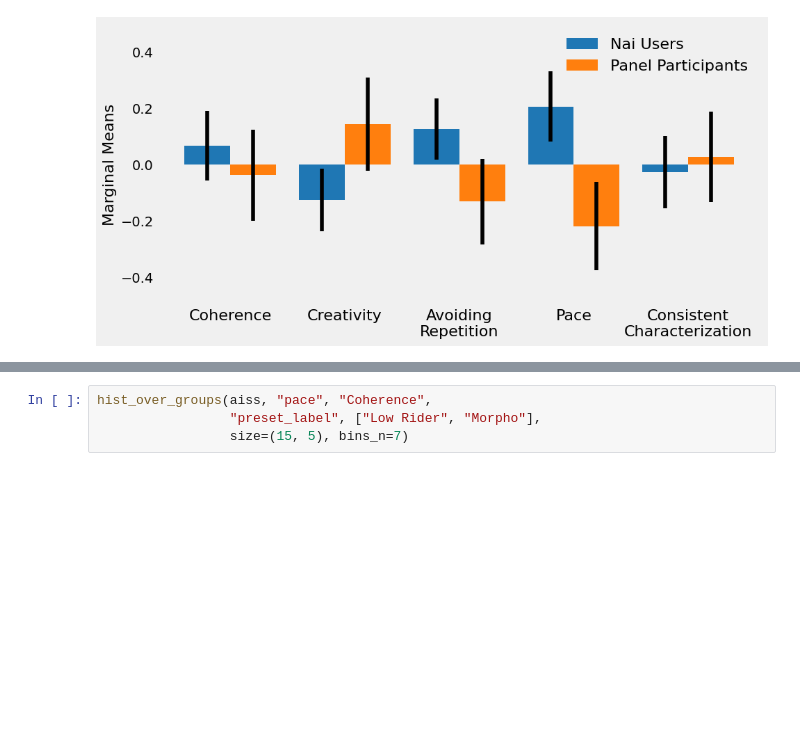
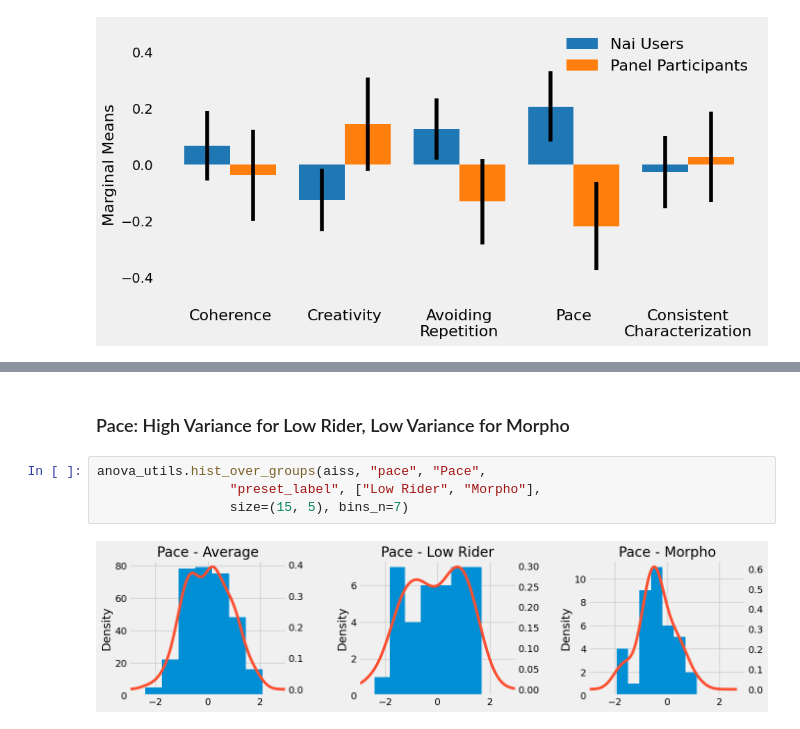
Before and after one commit to MWiechmann/ai_story_scale, a Jupyter notebook: study1_scale_construction/step_3_story_analyses.ipynb, the cells around one changed output, grey strips where cells are left out. Drawn from its saved outputs; the diff is of its cells as text; blank space fills up the shorter version.

```diff
--- a/study1_scale_construction/step_3_story_analyses.ipynb
+++ b/study1_scale_construction/step_3_story_analyses.ipynb
@@ -765,5 +739,9 @@ box_over_groups(aiss, "coh", "Coherence",
+# %% [markdown]
+### Pace: High Variance for Low Rider, Low Variance for Morpho
 # %%
-hist_over_groups(aiss, "pace", "Coherence",
+anova_utils.hist_over_groups(aiss, "pace", "Pace",
                  "preset_label", ["Low Rider", "Morpho"],
                  size=(15, 5), bins_n=7)
+# %% [output]
+[figure, added]
 # %%
```
Also changed, not shown: parts of 49 cells of this notebook, 8 other files.
